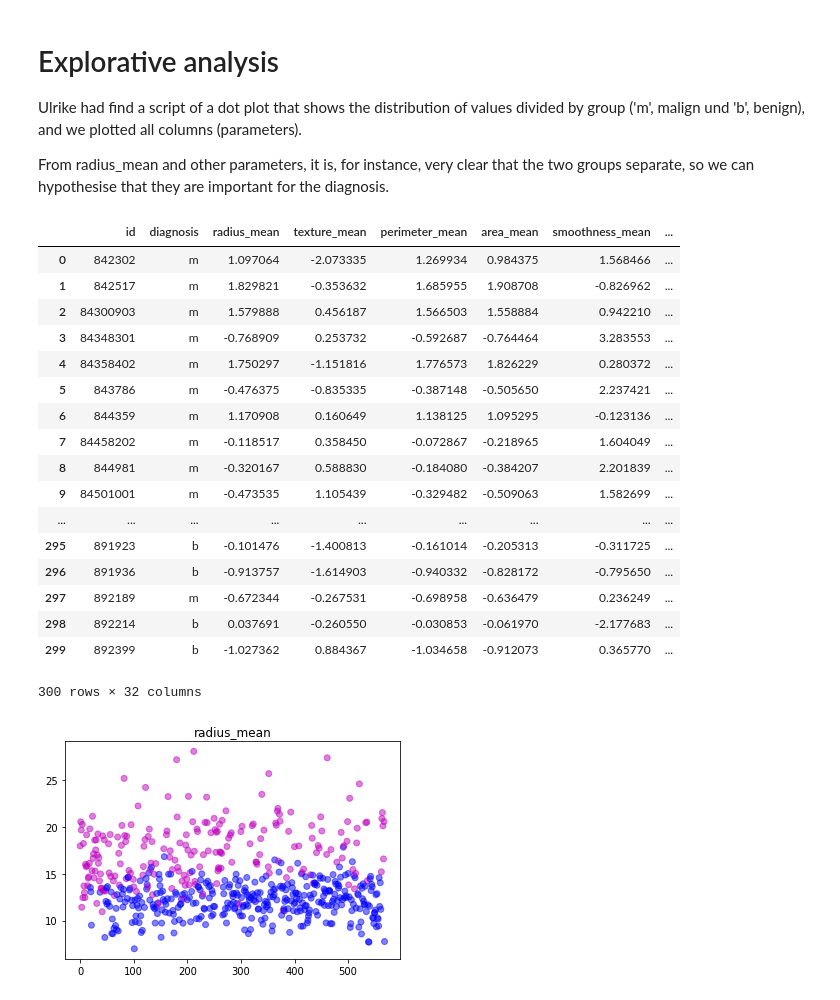
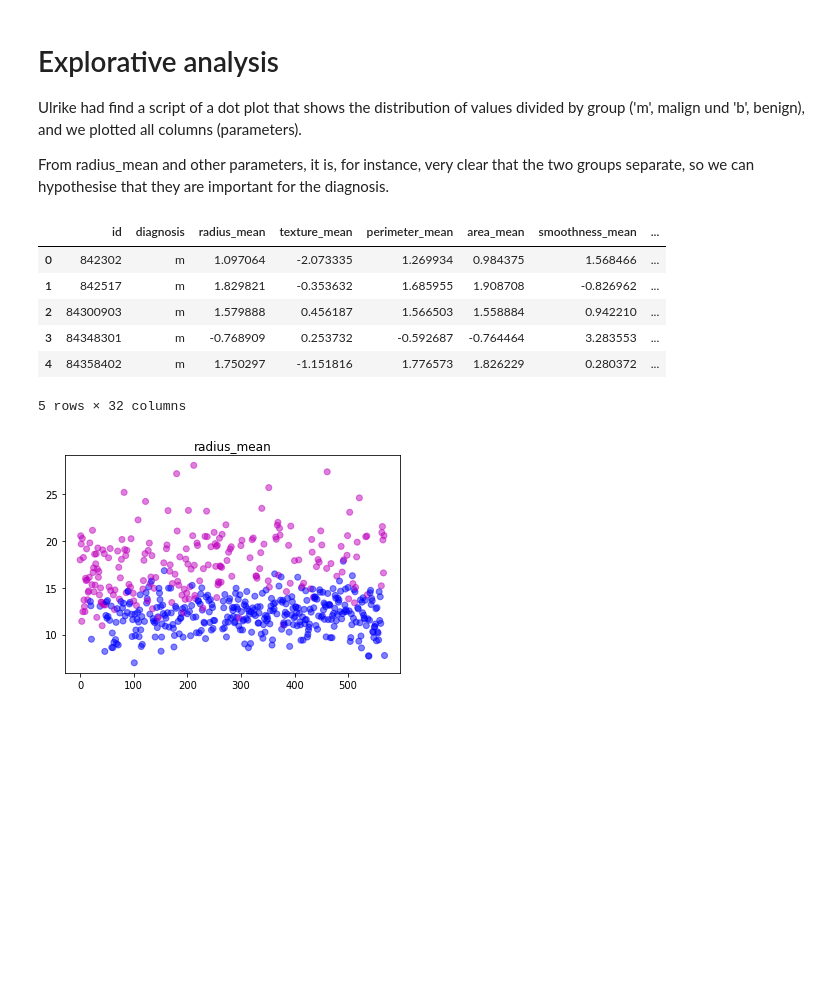
Before and after one commit to waltercostamb/breast_cancer_diagnostics, a Jupyter notebook: jupyter_projekt.ipynb, the cells around one changed output. Drawn from its saved outputs; the diff is of its cells as text; code cells hidden in the pictures; blank space fills up the shorter version.

```diff
--- a/jupyter_projekt.ipynb
+++ b/jupyter_projekt.ipynb
@@ -141,0 +100,22 @@ df_normalized.head()
+# %%
+#Code block below from: https://stackoverflow.com/questions/24761998/pandas-compute-z-score-for-all-columns
+#!pip install pandas #If numpy is not yet installed
+import numpy as np
+
+#With the "copy" function, one can indeed copy the whole object. Without this function, only a reference to the original
+#data is created, and therefore any transformation made to the reference is also made to the original data
+
+#Since I want to preserve the original data, I used the "copy" function to create a new object
+df_normalized = df.copy()
+
+#Get all columns from the dataframe and exclue the columns for which we do not want to normalize
+cols_n = list(df_normalized.columns)
+cols_n.remove('id')
+cols_n.remove('diagnosis')
+#df_normalized[cols_n].head()
+
+#Iterate over the remaining columns to normalize the data and create a z-score column
+for col_n in cols_n:
+    #I commented the command below, since I wanted to completely substitute the values and not add columns to the old table
+    #col_zscore = col + '_zscore'
+    df_normalized[col_n] = (df_normalized[col_n] - df_normalized[col_n].mean())/df_normalized[col_n].std(ddof=0)
@@ -148,37 +138,26 @@ From radius_mean and other parameters, it is, for instance, very clear that the
 # %%
 #This code block formats the data for the plots in the next block
 
 #Below I fixed the spaces in the column names
 df_normalized.columns = df_normalized.columns.str.strip().str.lower().str.replace(' ', '_').str.replace('(', '').str.replace(')', '')
 
 #When I ran the plots below, python3 said that support for uppercase single-letter colors is deprecated, so
 #I substituted 'M' for 'm' and 'B' for 'b'
 df_normalized = df_normalized.replace(to_replace ="B",
                  value ="b")
 
 df_normalized = df_normalized.replace(to_replace ="M",
                  value ="m")
 
-df_normalized.head(300)
+df_normalized.head()
 # %% [output]
 |  | id | diagnosis | radius_mean | texture_mean | perimeter_mean | area_mean | smoothness_mean | ... |
 | 0 | 842302 | m | 1.097064 | -2.073335 | 1.269934 | 0.984375 | 1.568466 | ... |
 | 1 | 842517 | m | 1.829821 | -0.353632 | 1.685955 | 1.908708 | -0.826962 | ... |
 | 2 | 84300903 | m | 1.579888 | 0.456187 | 1.566503 | 1.558884 | 0.942210 | ... |
 | 3 | 84348301 | m | -0.768909 | 0.253732 | -0.592687 | -0.764464 | 3.283553 | ... |
 | 4 | 84358402 | m | 1.750297 | -1.151816 | 1.776573 | 1.826229 | 0.280372 | ... |
-| 5 | 843786 | m | -0.476375 | -0.835335 | -0.387148 | -0.505650 | 2.237421 | ... |
-| 6 | 844359 | m | 1.170908 | 0.160649 | 1.138125 | 1.095295 | -0.123136 | ... |
-| 7 | 84458202 | m | -0.118517 | 0.358450 | -0.072867 | -0.218965 | 1.604049 | ... |
-| 8 | 844981 | m | -0.320167 | 0.588830 | -0.184080 | -0.384207 | 2.201839 | ... |
-| 9 | 84501001 | m | -0.473535 | 1.105439 | -0.329482 | -0.509063 | 1.582699 | ... |
-| ... | ... | ... | ... | ... | ... | ... | ... | ... |
-| 295 | 891923 | b | -0.101476 | -1.400813 | -0.161014 | -0.205313 | -0.311725 | ... |
-| 296 | 891936 | b | -0.913757 | -1.614903 | -0.940332 | -0.828172 | -0.795650 | ... |
-| 297 | 892189 | m | -0.672344 | -0.267531 | -0.698958 | -0.636479 | 0.236249 | ... |
-| 298 | 892214 | b | 0.037691 | -0.260550 | -0.030853 | -0.061970 | -2.177683 | ... |
-| 299 | 892399 | b | -1.027362 | 0.884367 | -1.034658 | -0.912073 | 0.365770 | ... |
-300 rows × 32 columns
+5 rows × 32 columns
 # %%
 #Code fro Ulrike
 
```
Also changed, not shown: parts of 44 cells of this notebook.
